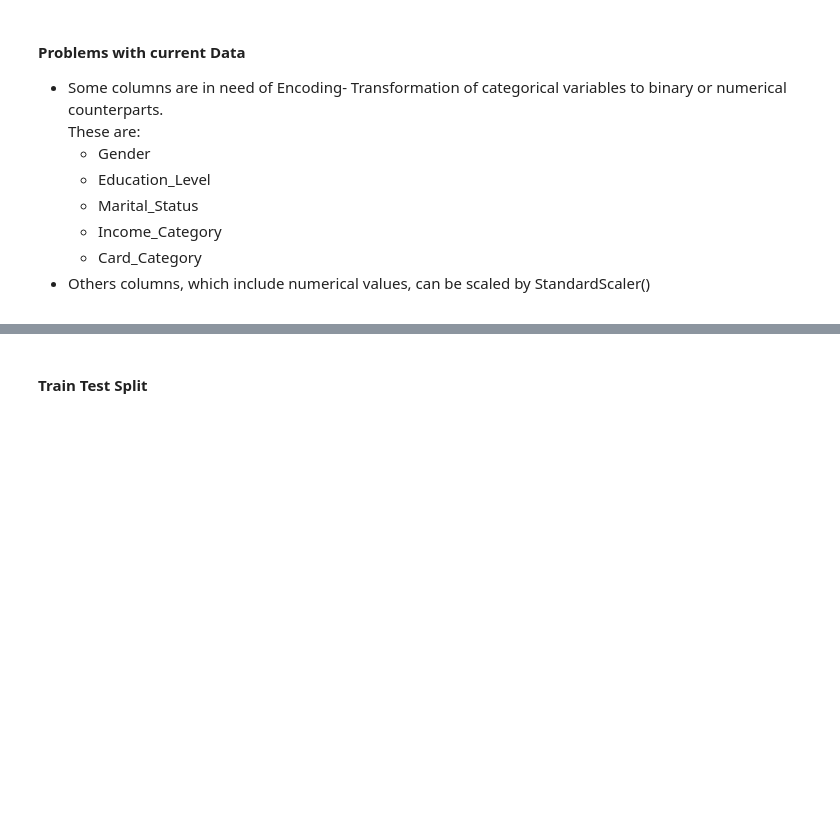
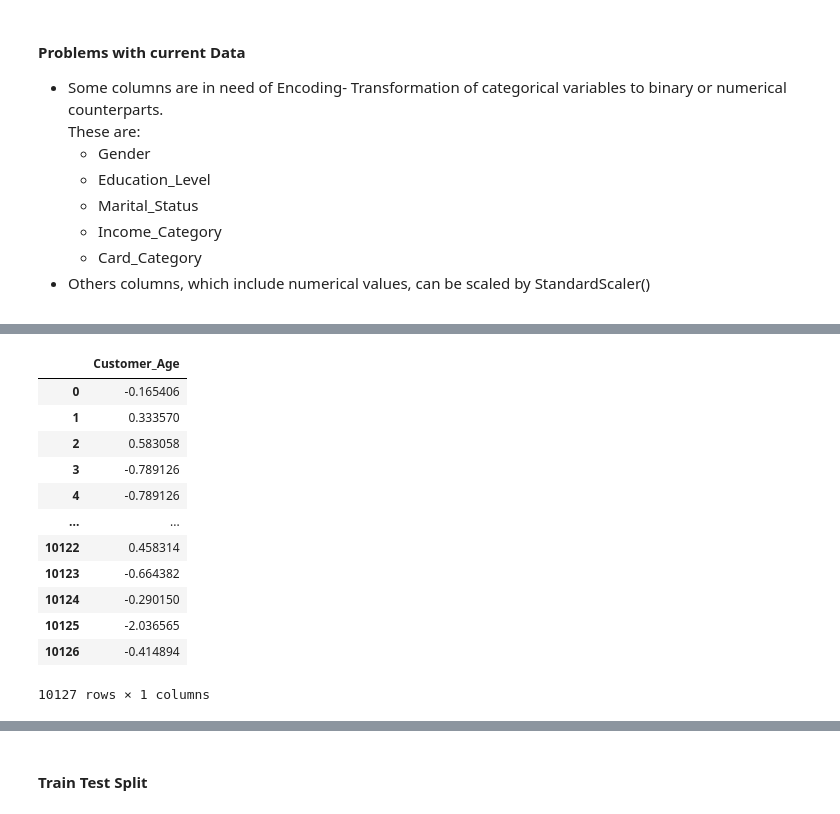
Before and after one commit to furbuz/Customer-Churn-Prediction, a Jupyter notebook: Analysis.ipynb, the cells around one changed output, grey strips where cells are left out. Drawn from its saved outputs; the diff is of its cells as text; code cells hidden in the pictures; blank space fills up the shorter version.

```diff
--- a/Analysis.ipynb
+++ b/Analysis.ipynb
@@ -241,0 +274,16 @@ joblib.dump(scaler, 'age_scaler.pkl')
+# %%
+scaled_age
+# %% [output]
+|  | Customer_Age |
+| 0 | -0.165406 |
+| 1 | 0.333570 |
+| 2 | 0.583058 |
+| 3 | -0.789126 |
+| 4 | -0.789126 |
+| ... | ... |
+| 10122 | 0.458314 |
+| 10123 | -0.664382 |
+| 10124 | -0.290150 |
+| 10125 | -2.036565 |
+| 10126 | -0.414894 |
+10127 rows × 1 columns
```
Also changed, not shown: parts of 13 cells of this notebook, 8 other files.
